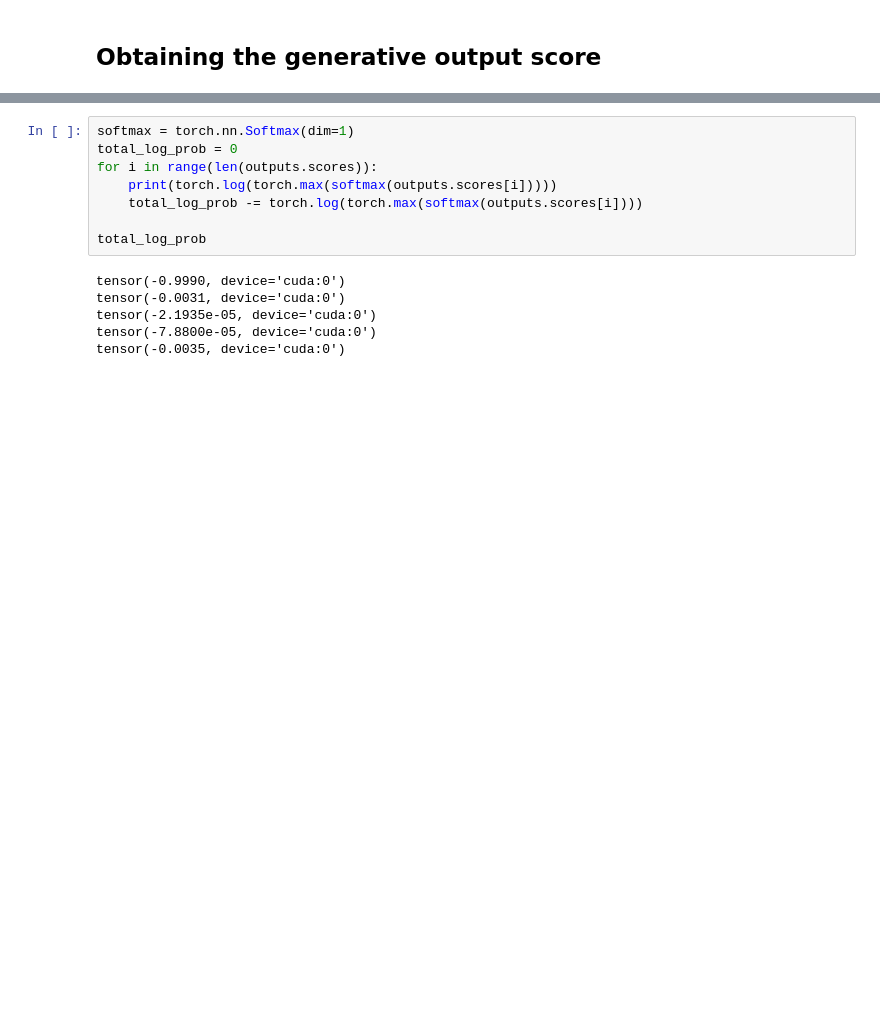
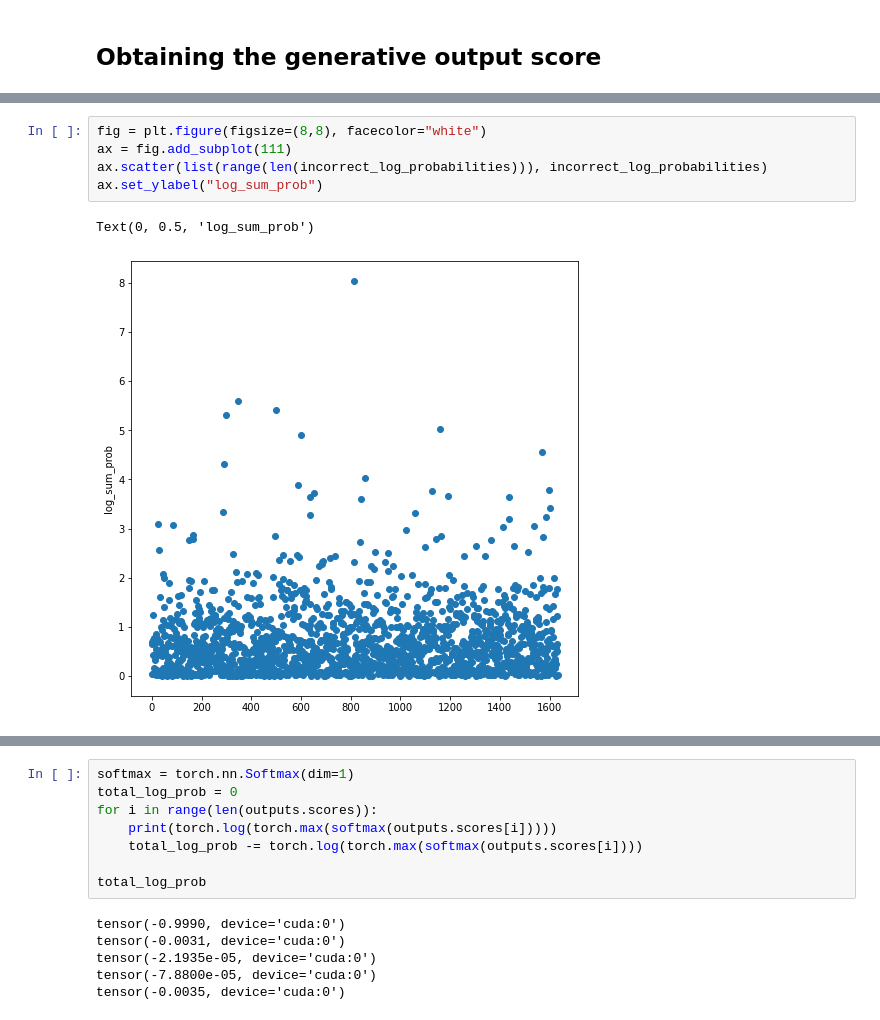
Before and after one commit to casetext/FiD, a Jupyter notebook: notebooks/FiD_confidence_thresholding.ipynb, the cells around one changed output, grey strips where cells are left out. Cells and saved outputs as stored; diff of their text form; blank space fills up the shorter version.

```diff
--- a/notebooks/FiD_confidence_thresholding.ipynb
+++ b/notebooks/FiD_confidence_thresholding.ipynb
@@ -324,0 +411,8 @@ torch.Size([5, 166])
+# %%
+fig = plt.figure(figsize=(8,8), facecolor="white")
+ax = fig.add_subplot(111)
+ax.scatter(list(range(len(incorrect_log_probabilities))), incorrect_log_probabilities)
+ax.set_ylabel("log_sum_prob")
+# %% [output]
+Text(0, 0.5, 'log_sum_prob')
+[figure, added]
```
Also changed, not shown: parts of 22 cells of this notebook.
